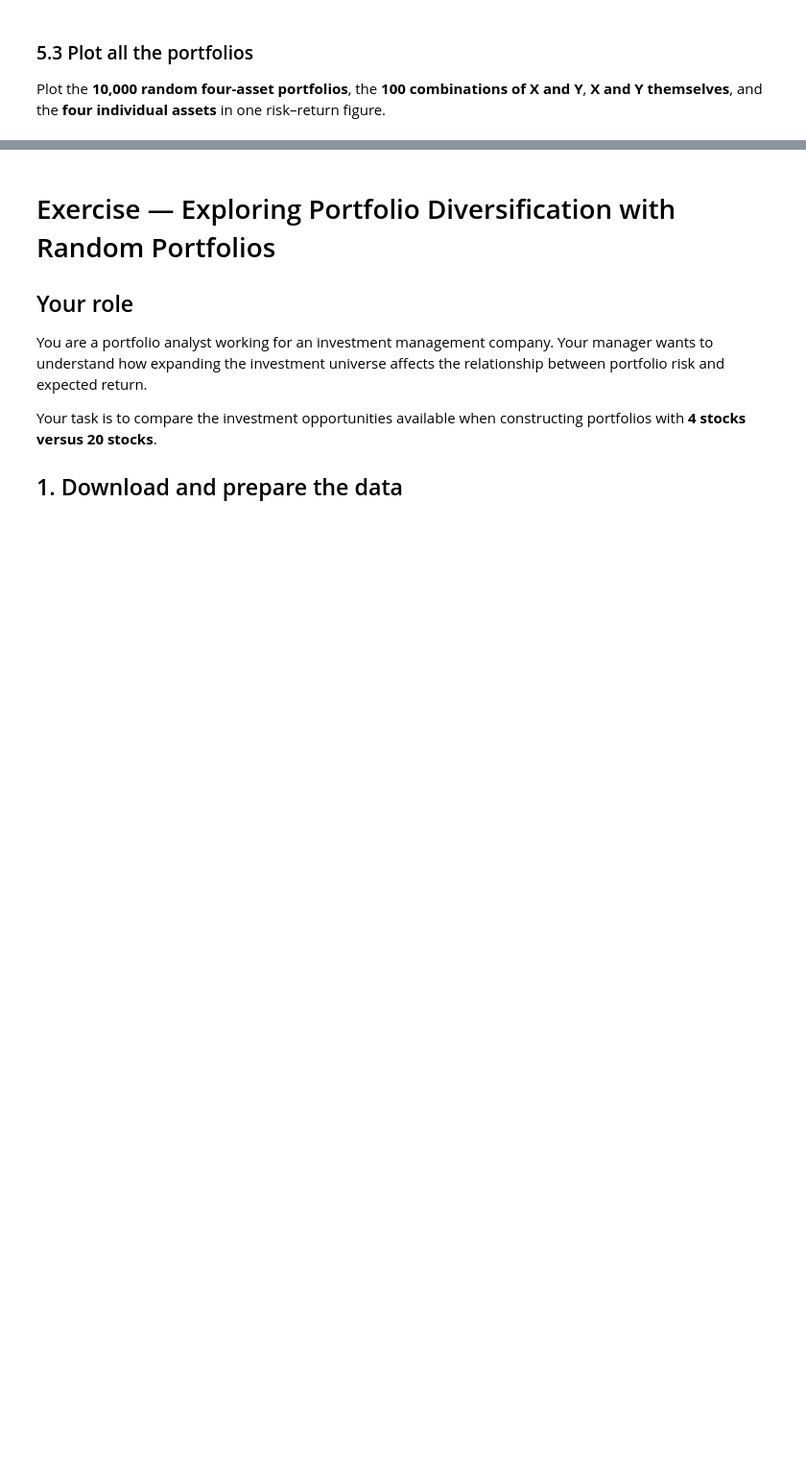
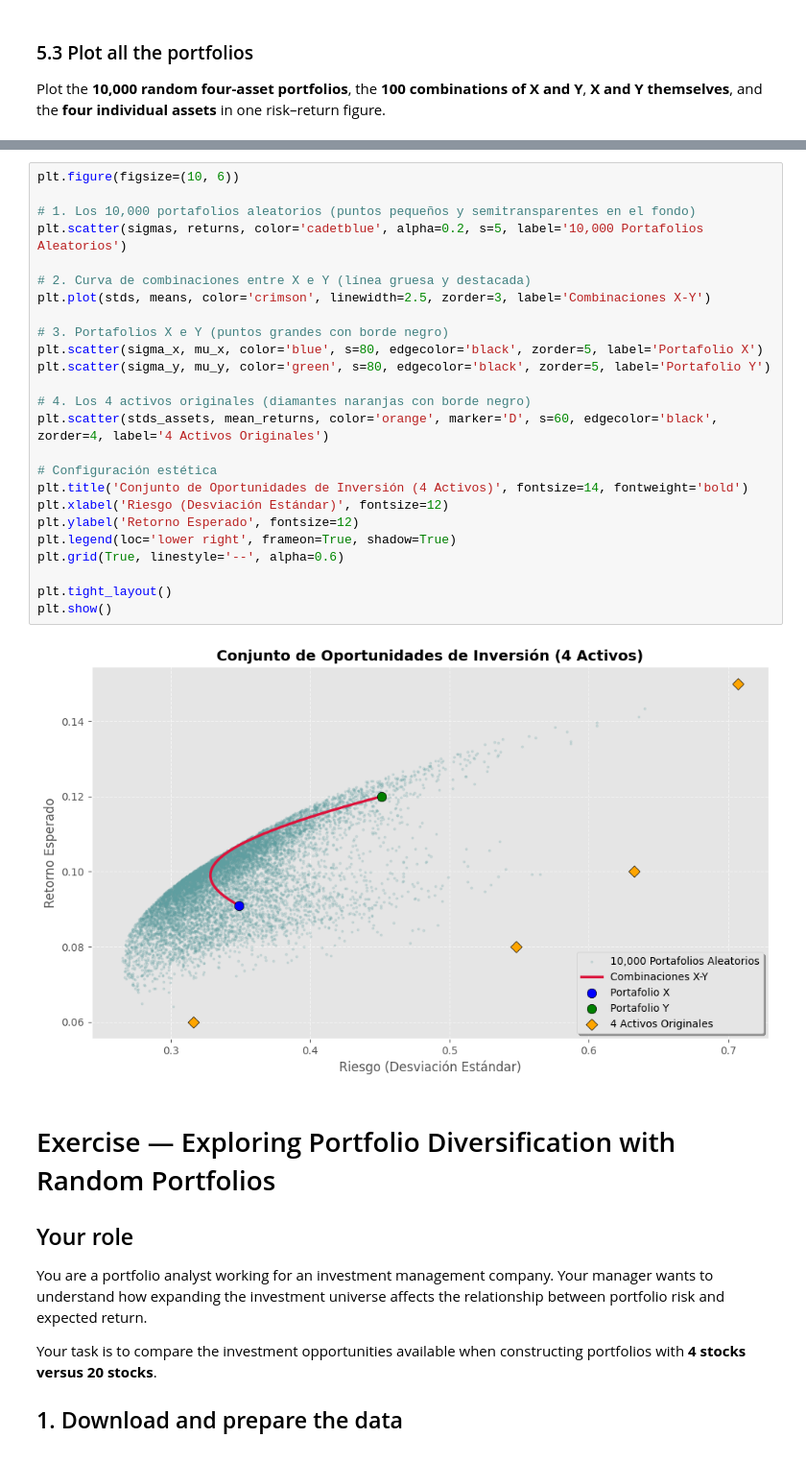
Before and after one commit to bynak06-cell/Finance-and-Technology, a Jupyter notebook: Tema_2_Carteras_Intro/src/four-asset-portfolios-English.ipynb, the cells around one changed output, grey strips where cells are left out. Shown at 96% size. Drawn from its saved outputs; the diff is of its cells as text; blank space fills up the shorter version.

```diff
--- a/Tema_2_Carteras_Intro/src/four-asset-portfolios-English.ipynb
+++ b/Tema_2_Carteras_Intro/src/four-asset-portfolios-English.ipynb
@@ -207,3 +237,30 @@ Plot the **10,000 random four-asset portfolios**, the **100 combinations of X an
+# %%
+plt.figure(figsize=(10, 6))
+
+# 1. Los 10,000 portafolios aleatorios (puntos pequeños y semitransparentes en el fondo)
+plt.scatter(sigmas, returns, color='cadetblue', alpha=0.2, s=5, label='10,000 Portafolios Aleatorios')
+
+# 2. Curva de combinaciones entre X e Y (línea gruesa y destacada)
+plt.plot(stds, means, color='crimson', linewidth=2.5, zorder=3, label='Combinaciones X-Y')
+
+# 3. Portafolios X e Y (puntos grandes con borde negro)
+plt.scatter(sigma_x, mu_x, color='blue', s=80, edgecolor='black', zorder=5, label='Portafolio X')
+plt.scatter(sigma_y, mu_y, color='green', s=80, edgecolor='black', zorder=5, label='Portafolio Y')
+
+# 4. Los 4 activos originales (diamantes naranjas con borde negro)
+plt.scatter(stds_assets, mean_returns, color='orange', marker='D', s=60, edgecolor='black', zorder=4, label='4 Activos Originales')
+
+# Configuración estética
+plt.title('Conjunto de Oportunidades de Inversión (4 Activos)', fontsize=14, fontweight='bold')
+plt.xlabel('Riesgo (Desviación Estándar)', fontsize=12)
+plt.ylabel('Retorno Esperado', fontsize=12)
+plt.legend(loc='lower right', frameon=True, shadow=True)
+plt.grid(True, linestyle='--', alpha=0.6)
+
+plt.tight_layout()
+plt.show()
+# %% [output]
+[figure, added]
 # %% [markdown]
 # Exercise — Exploring Portfolio Diversification with Random Portfolios
 
```
Also changed, not shown: parts of 35 cells of this notebook.
